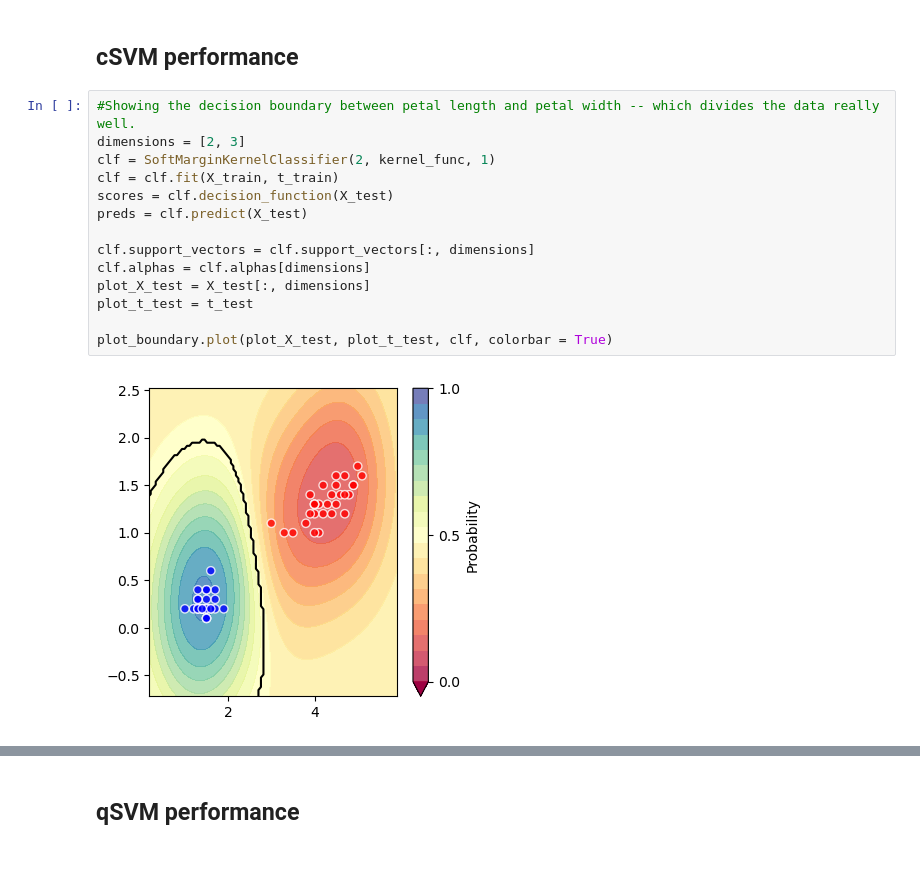
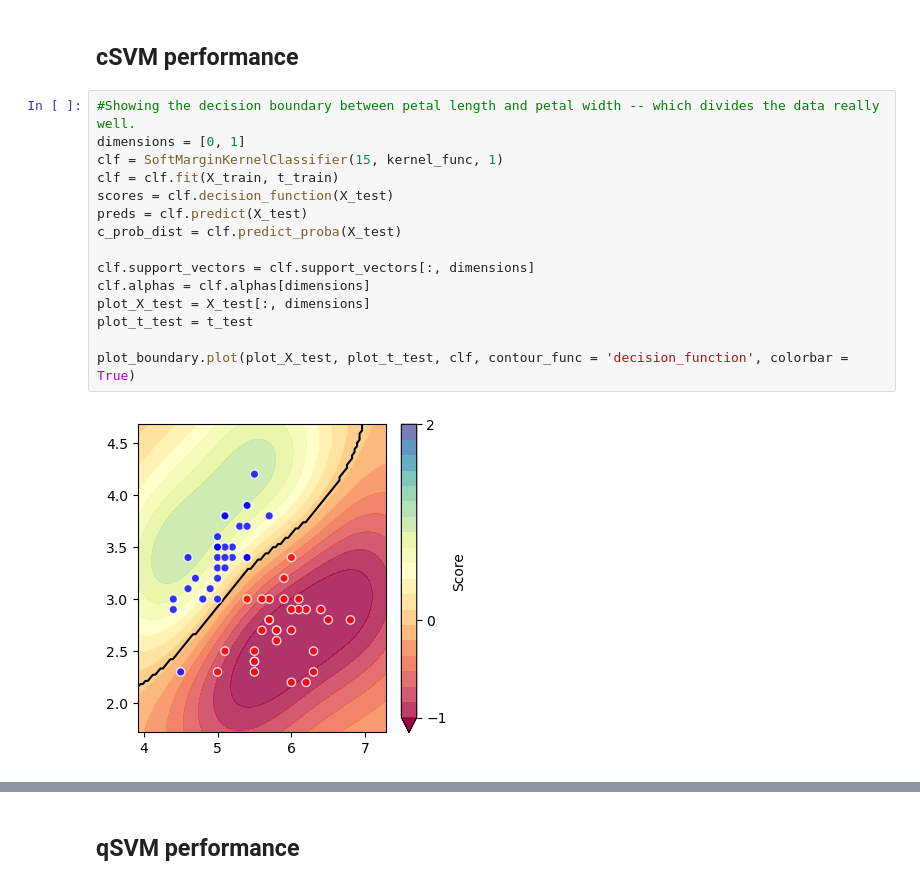
Before and after one commit to Freddo242/ResearchProjectRepo, a Jupyter notebook: Main/setosa-versicolor_analysis.ipynb, the cells around one changed output, grey strips where cells are left out. Drawn from its saved outputs; the diff is of its cells as text.

```diff
--- a/Main/setosa-versicolor_analysis.ipynb
+++ b/Main/setosa-versicolor_analysis.ipynb
@@ -77,17 +92,18 @@ qSVM_accuracy.shape, cSVM_accuracy.shape
 ## cSVM performance
 # %%
 #Showing the decision boundary between petal length and petal width -- which divides the data really well.
-dimensions = [2, 3]
-clf = SoftMarginKernelClassifier(2, kernel_func, 1)
+dimensions = [0, 1]
+clf = SoftMarginKernelClassifier(15, kernel_func, 1)
 clf = clf.fit(X_train, t_train)
 scores = clf.decision_function(X_test)
 preds = clf.predict(X_test)
+c_prob_dist = clf.predict_proba(X_test)
 
 clf.support_vectors = clf.support_vectors[:, dimensions]
 clf.alphas = clf.alphas[dimensions]
 plot_X_test = X_test[:, dimensions]
 plot_t_test = t_test
 
-plot_boundary.plot(plot_X_test, plot_t_test, clf, colorbar = True)
+plot_boundary.plot(plot_X_test, plot_t_test, clf, contour_func = 'decision_function', colorbar = True)
 # %% [output]
-[figure, old version]
+[figure, new version]
```
Also changed, not shown: parts of 14 cells of this notebook, 3 other files.
